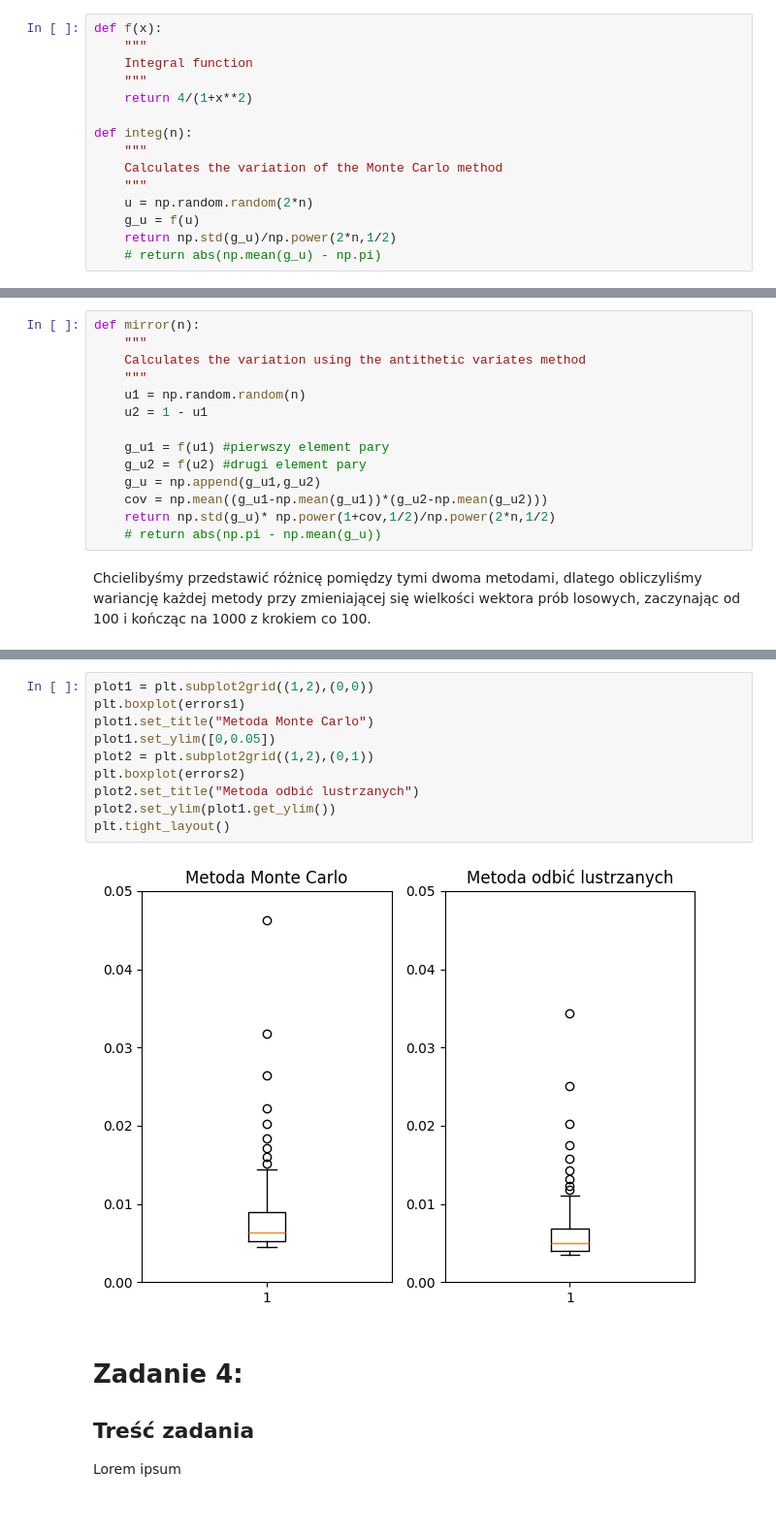
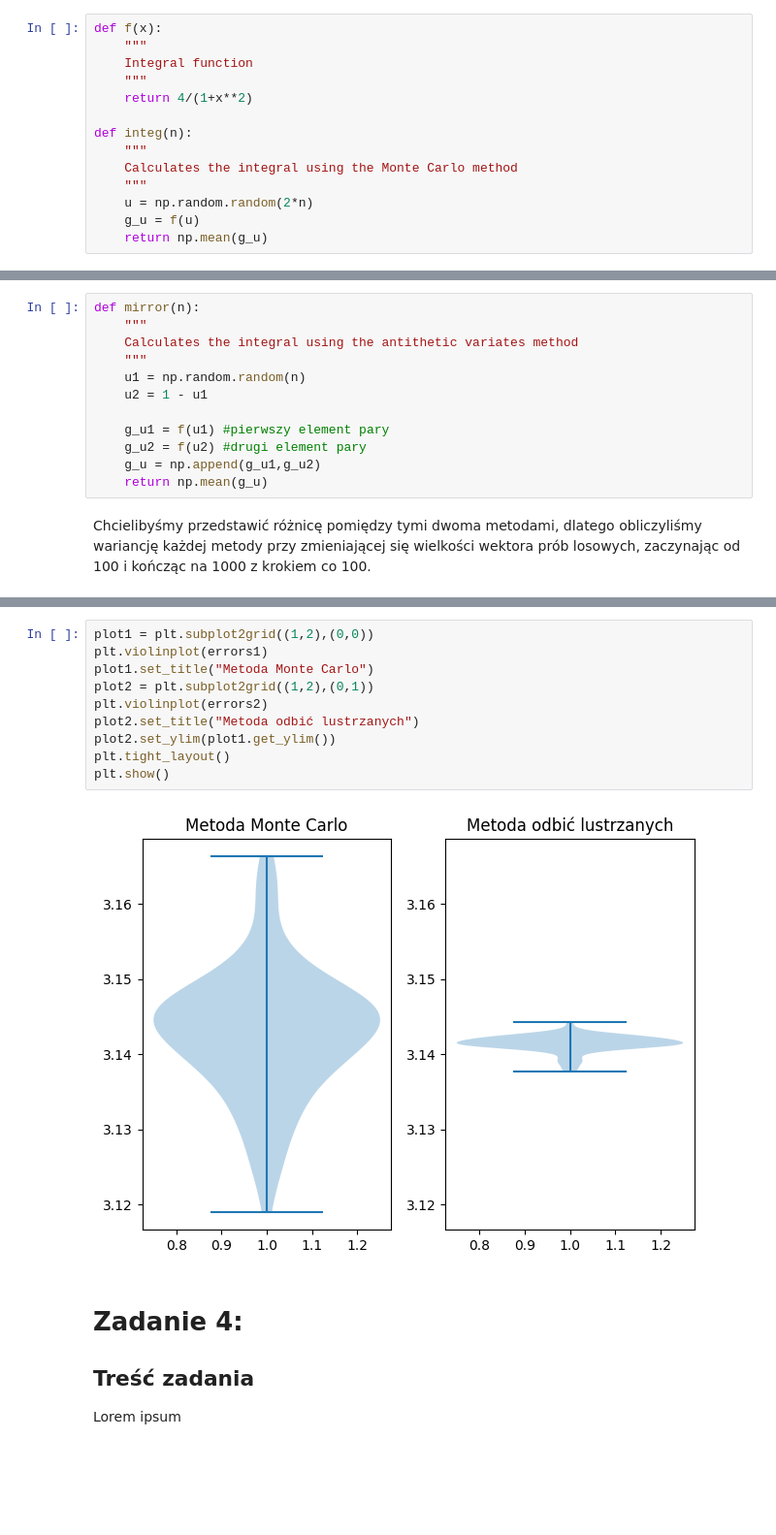
Before and after one commit to piotrczech/report-1-computer-simulations, a Jupyter notebook: main.ipynb, the cells around one changed output, grey strips where cells are left out. Shown at 97% size. Saved outputs shown, nothing was run; the diff lists cells and outputs as text; blank space fills up the shorter version.

Commit message:
feature: task 3 fix and added violinplots

```diff
--- a/main.ipynb
+++ b/main.ipynb
@@ -628,12 +629,11 @@ def f(x):
 
 def integ(n):
     """
-    Calculates the variation of the Monte Carlo method
+    Calculates the integral using the Monte Carlo method
     """
     u = np.random.random(2*n)
     g_u = f(u)
-    return np.std(g_u)/np.power(2*n,1/2)
-    # return abs(np.mean(g_u) - np.pi)
+    return np.mean(g_u)
 # %% [markdown]
 Metoda odbić lustrzanych polega na tworzeniu dodatkowej liczby losowej, -X, przy losowaniu z rozkładu jednostajnego. Otrzymujemy wtedy dwie liczby, które są od siebie zależne. Reszta kroków jest taka sama jak w metodzie Monte Carlo, jednak musimy wylosować jedynie $\frac{n}{2}$ liczb. Znacząca różnica występuje przy liczeniu wariancji, gdyż w tym przypadku wyniki są parami zależne oraz dla każdej pary należy zastosować wzór: $\\$
 Niech  $Y = -X$, zatem
@@ -644,7 +644,7 @@ Kowariancja między $X$, a $-X$ jest ujemna, zatem całkowita wariancja będzie
 # %%
 def mirror(n):
     """
-    Calculates the variation using the antithetic variates method
+    Calculates the integral using the antithetic variates method
     """
     u1 = np.random.random(n)
     u2 = 1 - u1
@@ -652,9 +652,7 @@ def mirror(n):
     g_u1 = f(u1) #pierwszy element pary
     g_u2 = f(u2) #drugi element pary
     g_u = np.append(g_u1,g_u2)
-    cov = np.mean((g_u1-np.mean(g_u1))*(g_u2-np.mean(g_u2)))
-    return np.std(g_u)* np.power(1+cov,1/2)/np.power(2*n,1/2)
-    # return abs(np.pi - np.mean(g_u))
+    return np.mean(g_u)
 # %% [markdown]
 Chcielibyśmy przedstawić różnicę pomiędzy tymi dwoma metodami, dlatego obliczyliśmy wariancję każdej metody przy zmieniającej się wielkości wektora prób losowych, zaczynając od 100 i kończąc na 1000 z krokiem co 100.
 # %%
@@ -680,15 +678,15 @@ Na wykresie można zauważyć, że znacząca różnica pomiędzy tymi metodami l
 # %%
 plot1 = plt.subplot2grid((1,2),(0,0))
-plt.boxplot(errors1)
+plt.violinplot(errors1)
 plot1.set_title("Metoda Monte Carlo")
-plot1.set_ylim([0,0.05])
 plot2 = plt.subplot2grid((1,2),(0,1))
-plt.boxplot(errors2)
+plt.violinplot(errors2)
 plot2.set_title("Metoda odbić lustrzanych")
 plot2.set_ylim(plot1.get_ylim())
 plt.tight_layout()
+plt.show()
 # %% [output]
-[figure, old version]
+[figure, new version]
 # %% [markdown]
 # Zadanie 4:
 
```
Also changed, not shown: parts of 8 cells of this notebook.
